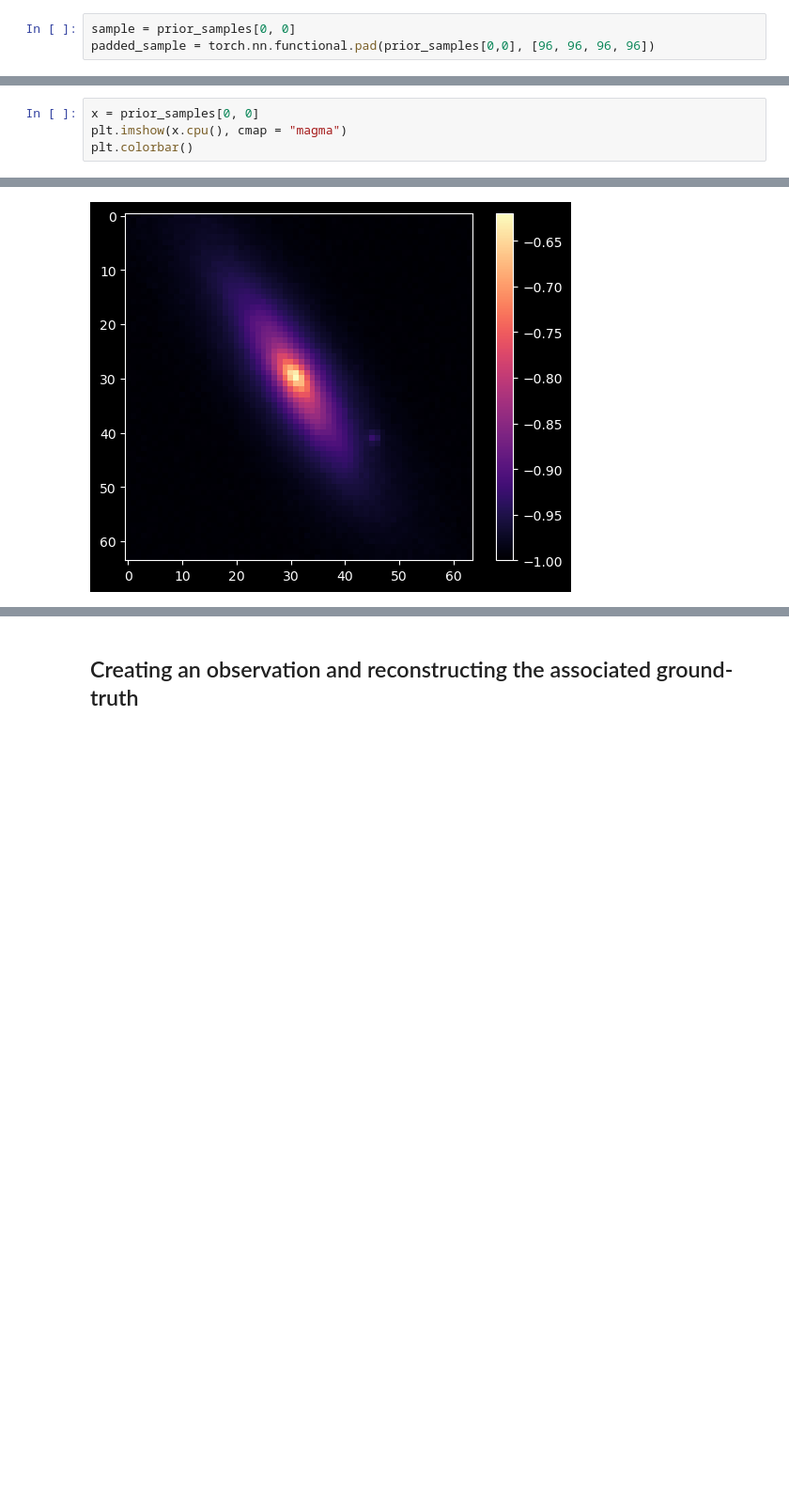
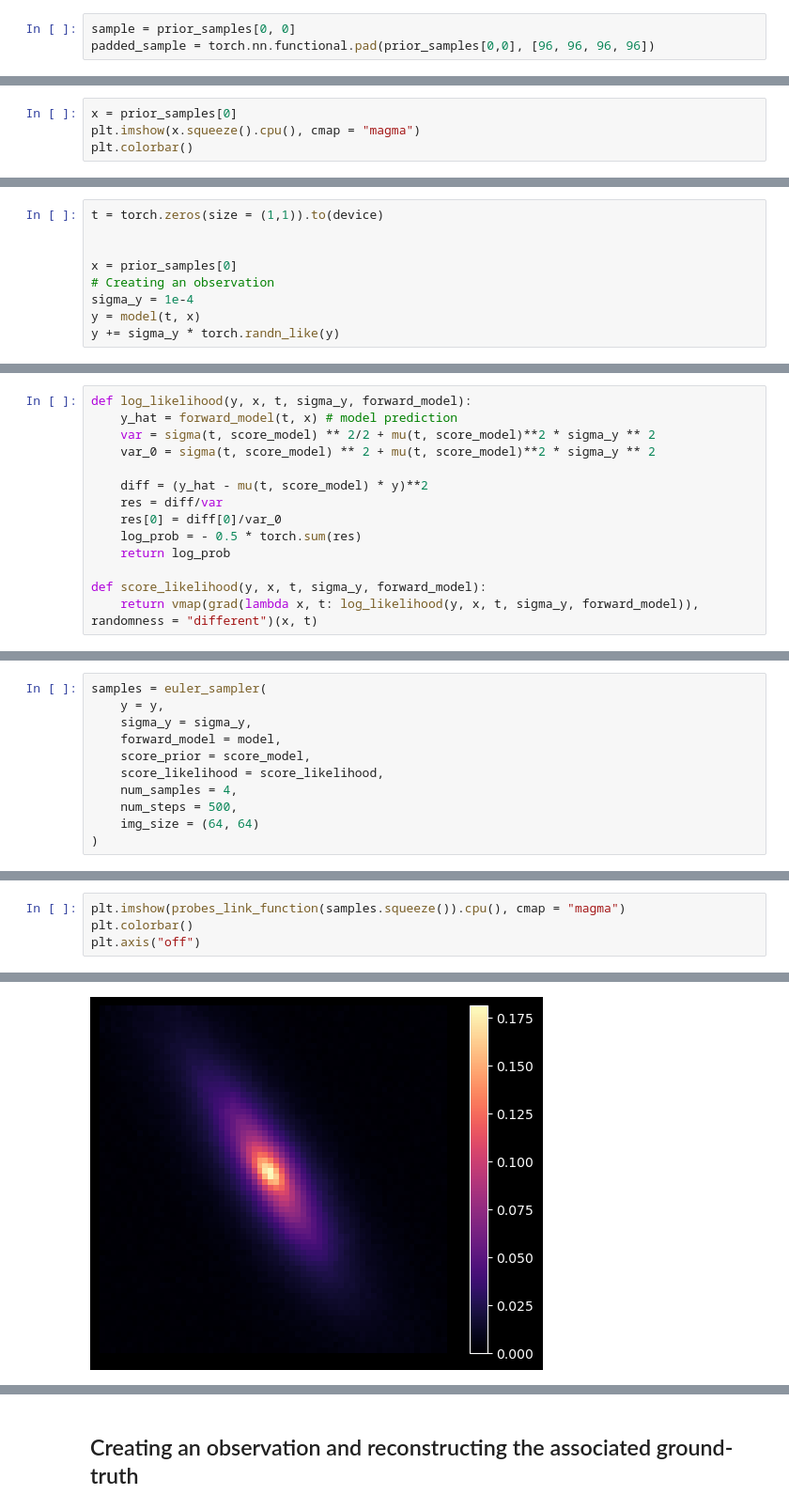
Before and after one commit to EnceladeCandy/bayesian-imaging-radio, a Jupyter notebook: trash_notebooks/inference.ipynb, the cells around one changed output, grey strips where cells are left out. Shown at 94% size. Saved outputs shown, nothing was run; the diff lists cells and outputs as text; blank space fills up the shorter version.

Commit message:
This works ! Forward model = Fourier Transform + Sampling function (with noise padding)

```diff
--- a/trash_notebooks/inference.ipynb
+++ b/trash_notebooks/inference.ipynb
@@ -33,0 +69,4 @@ def padding(x, pad):
+# %%
+x = prior_samples[0]
+plt.imshow(x.squeeze().cpu(), cmap = "magma")
+plt.colorbar()
@@ -33,0 +103,9 @@ def padding(x, pad):
+# %%
+t = torch.zeros(size = (1,1)).to(device)
+
+
+x = prior_samples[0]
+# Creating an observation
+sigma_y = 1e-4
+y = model(t, x)
+y += sigma_y * torch.randn_like(y)
@@ -71,0 +145,14 @@ Text(0.5, 1.0, 'Dirty image')
+# %%
+def log_likelihood(y, x, t, sigma_y, forward_model):
+    y_hat = forward_model(t, x) # model prediction
+    var = sigma(t, score_model) ** 2/2 + mu(t, score_model)**2 * sigma_y ** 2
+    var_0 = sigma(t, score_model) ** 2 + mu(t, score_model)**2 * sigma_y ** 2
+
+    diff = (y_hat - mu(t, score_model) * y)**2
+    res = diff/var
+    res[0] = diff[0]/var_0
+    log_prob = - 0.5 * torch.sum(res)
+    return log_prob
+
+def score_likelihood(y, x, t, sigma_y, forward_model):
+    return vmap(grad(lambda x, t: log_likelihood(y, x, t, sigma_y, forward_model)), randomness = "different")(x, t)
@@ -71,0 +172,11 @@ Text(0.5, 1.0, 'Dirty image')
+# %%
+samples = euler_sampler(
+    y = y,
+    sigma_y = sigma_y,
+    forward_model = model,
+    score_prior = score_model,
+    score_likelihood = score_likelihood,
+    num_samples = 4,
+    num_steps = 500,
+    img_size = (64, 64)
+)
@@ -72,5 +196,5 @@ Text(0.5, 1.0, 'Dirty image')
 # %%
-x = prior_samples[0, 0]
-plt.imshow(x.cpu(), cmap = "magma")
+plt.imshow(probes_link_function(samples.squeeze()).cpu(), cmap = "magma")
 plt.colorbar()
+plt.axis("off")
 # %% [output]
@@ -78 +202 @@ plt.colorbar()
-[figure, old version]
+[figure, new version]
```
Also changed, not shown: parts of 26 cells of this notebook, 2 other files.
